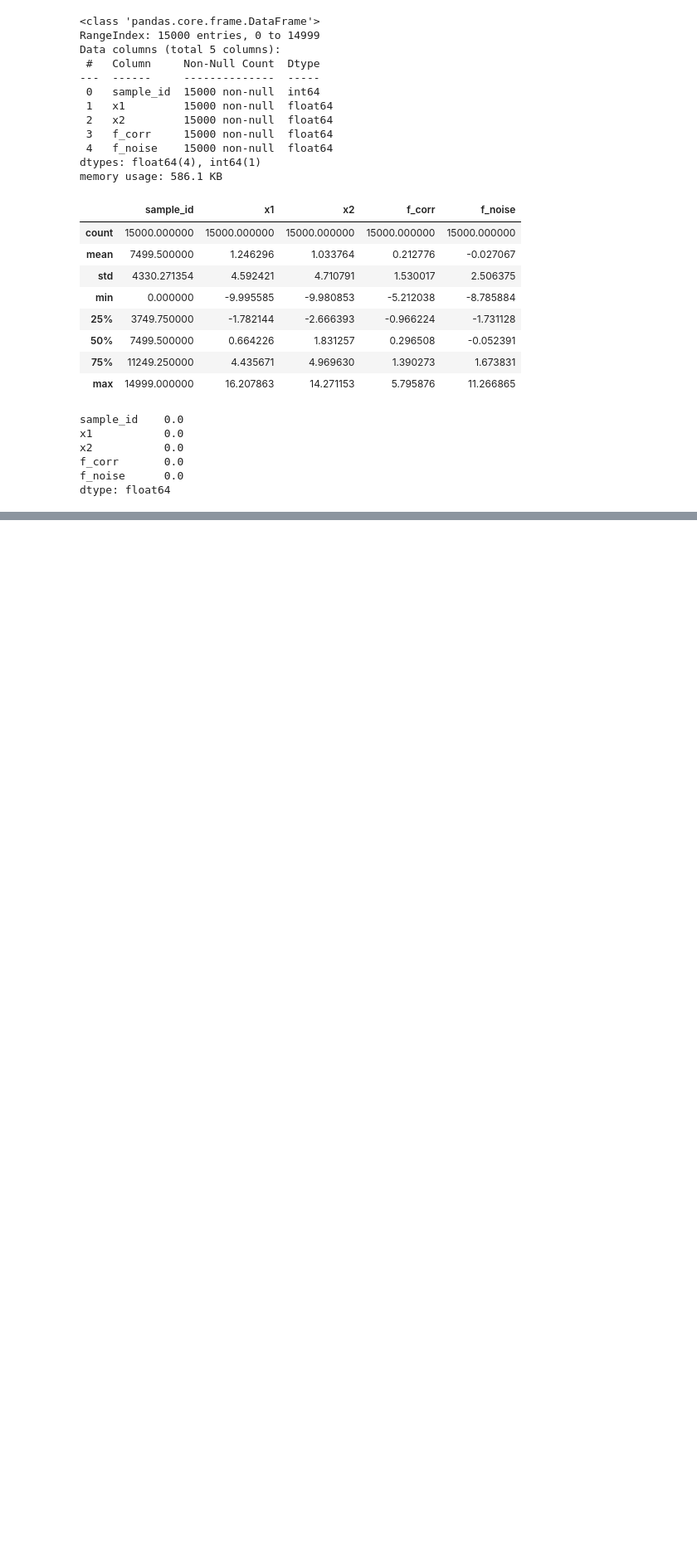
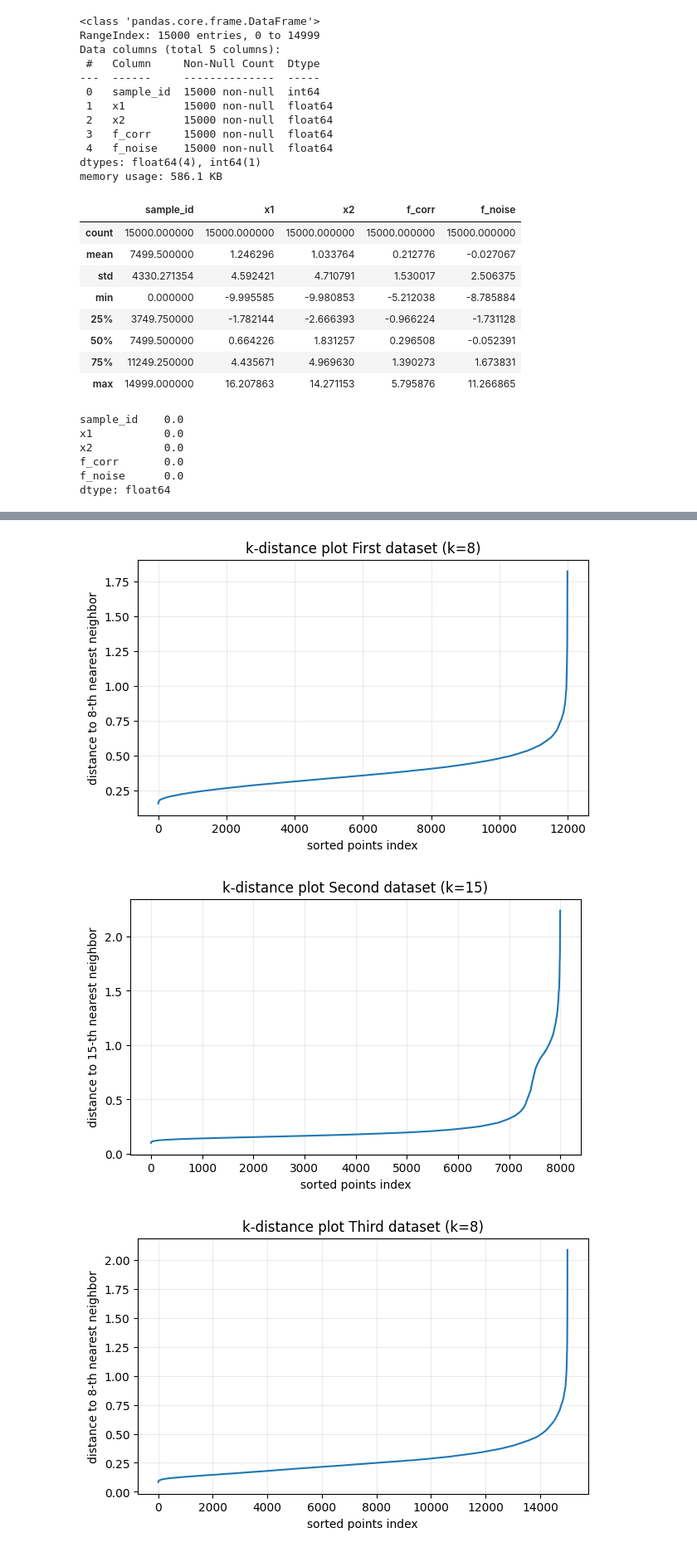
Before and after one commit to Deatheh/aie-group, a Jupyter notebook: homeworks/HW07/HW07.ipynb, the cells around one changed output, grey strips where cells are left out. Shown at 83% size. Cells and saved outputs as stored; diff of their text form; code cells hidden in the pictures; blank space fills up the shorter version.

```diff
--- a/homeworks/HW07/HW07.ipynb
+++ b/homeworks/HW07/HW07.ipynb
@@ -188,8 +188,9 @@ X_th = data_third.drop(columns=['sample_id'])
 ID_th = data_third['sample_id']
 # %%
 preprocessing_pipeline = Pipeline([
-    ('imputer', SimpleImputer(strategy='median')),
-    ('scaler', StandardScaler())
+    ('scaler', StandardScaler()),
+    ('imputer', SimpleImputer(strategy='median'))
+
 ])
 X_f_scaled = preprocessing_pipeline.fit_transform(X_f)
 X_s_scaled = preprocessing_pipeline.fit_transform(X_s)
@@ -364,0 +286,8 @@ summarize_labels(labels), safe_internal_metrics(X_th_scaled, labels)
+# %%
+kth_f = k_distance_plot(X_f_scaled, 8, "First dataset")
+kth_s = k_distance_plot(X_s_scaled, 15, "Second dataset")
+kth_th = k_distance_plot(X_th_scaled, 8, "Third dataset")
+# %% [output]
+[figure, added]
+[figure, added]
+[figure, added]
```
Also changed, not shown: parts of 21 cells of this notebook, 1 other file.
